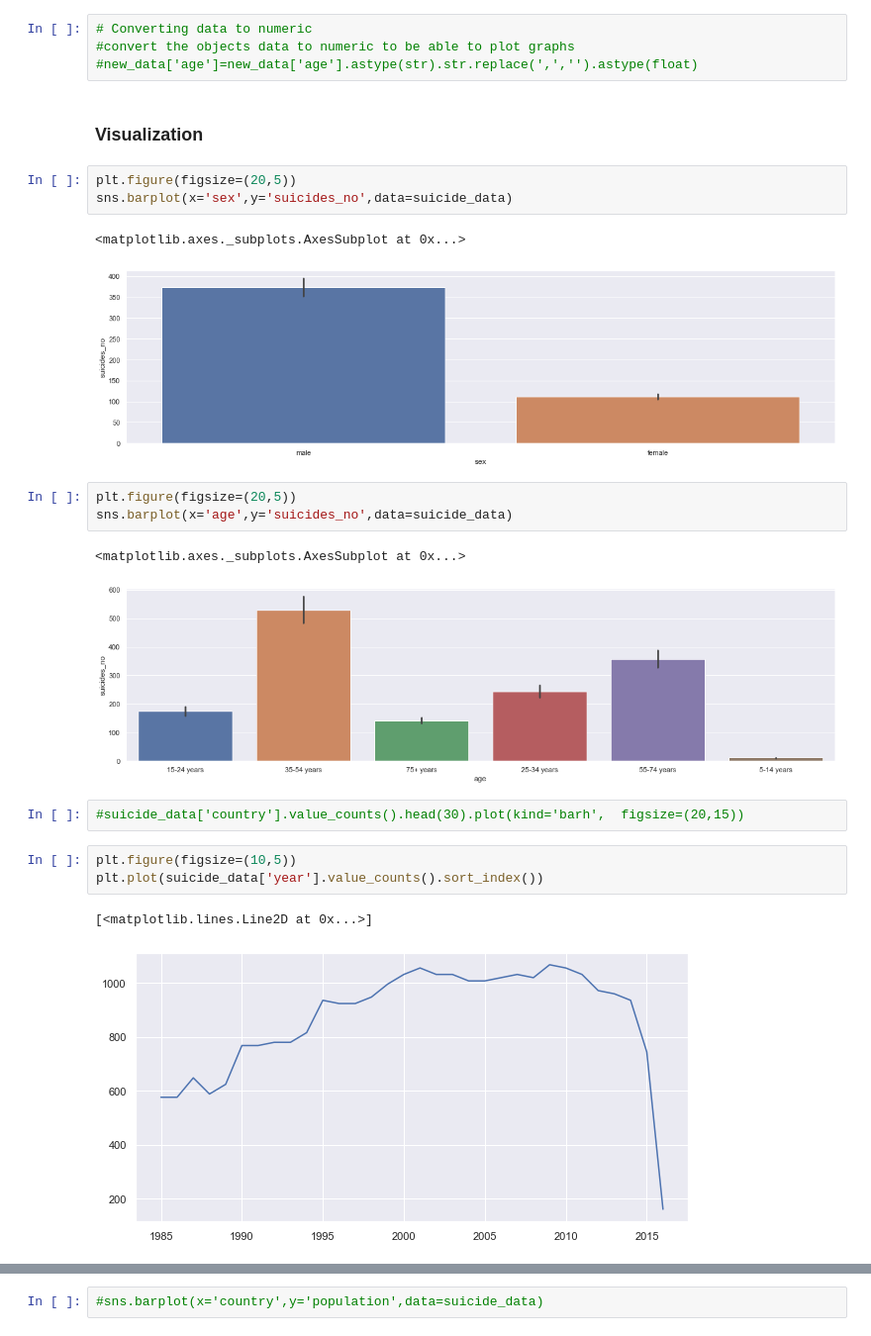
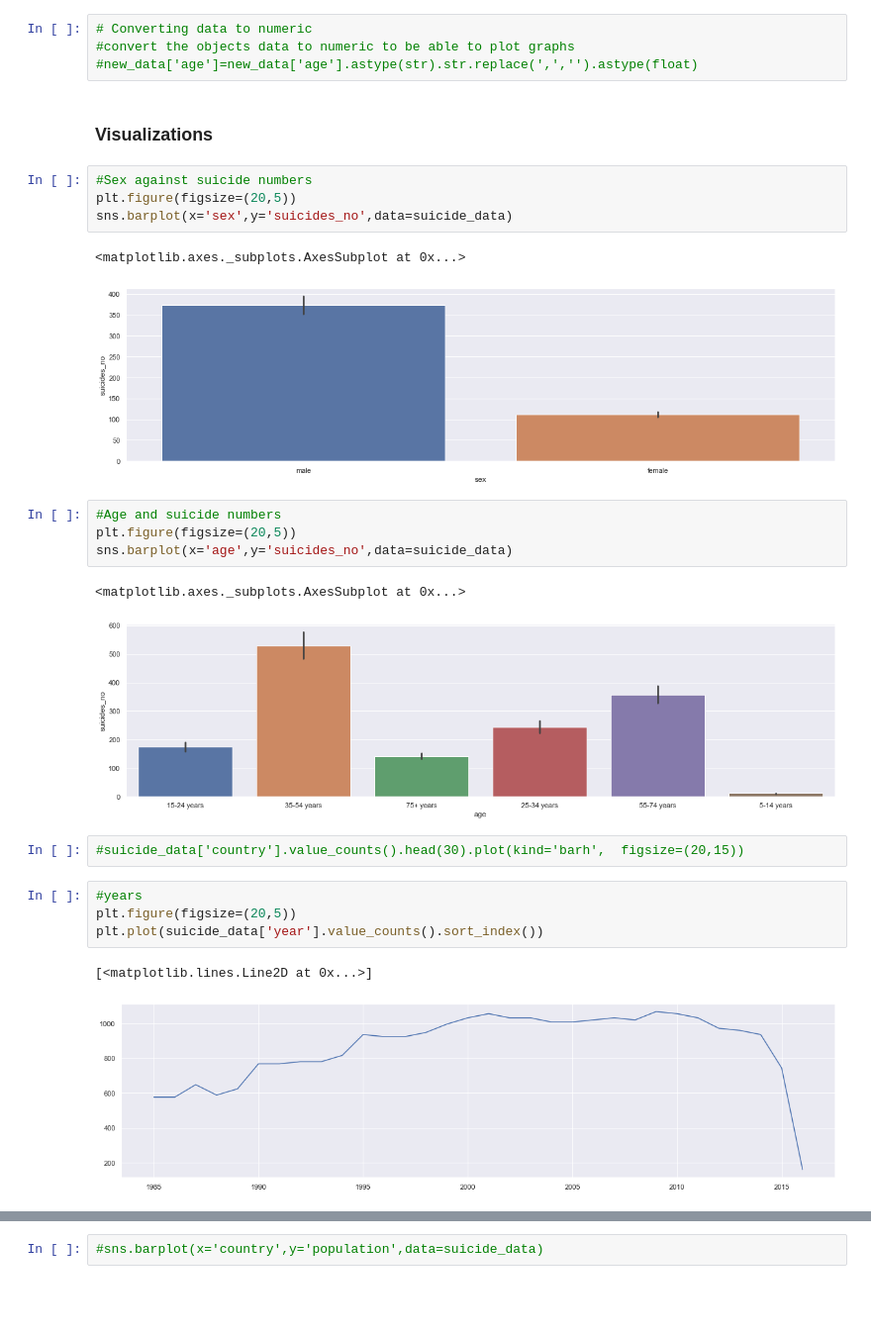
Before and after one commit to KemmieKemy/suicide_rates_EDA, a Jupyter notebook: suicide_analysis.ipynb, the cells around one changed output, grey strips where cells are left out. Shown: that part at 99% size. Drawn from its saved outputs; the diff is of its cells as text; blank space fills up the shorter version.

```diff
--- a/suicide_analysis.ipynb
+++ b/suicide_analysis.ipynb
@@ -123,14 +124,16 @@ new_data
 #convert the objects data to numeric to be able to plot graphs
 #new_data['age']=new_data['age'].astype(str).str.replace(',','').astype(float)
 # %% [markdown]
-### Visualization
+### Visualizations
 # %%
+#Sex against suicide numbers
 plt.figure(figsize=(20,5))
 sns.barplot(x='sex',y='suicides_no',data=suicide_data)
 # %% [output]
 <matplotlib.axes._subplots.AxesSubplot at 0x...>
 [figure]
 # %%
+#Age and suicide numbers
 plt.figure(figsize=(20,5))
 sns.barplot(x='age',y='suicides_no',data=suicide_data)
 # %% [output]
@@ -139,9 +142,10 @@ sns.barplot(x='age',y='suicides_no',data=suicide_data)
 # %%
 #suicide_data['country'].value_counts().head(30).plot(kind='barh',  figsize=(20,15))
 # %%
-plt.figure(figsize=(10,5))
+#years
+plt.figure(figsize=(20,5))
 plt.plot(suicide_data['year'].value_counts().sort_index())
 # %% [output]
 [<matplotlib.lines.Line2D at 0x...>]
-[figure, old version]
+[figure, new version]
 # %%
```
Also changed, not shown: parts of 8 cells of this notebook.
